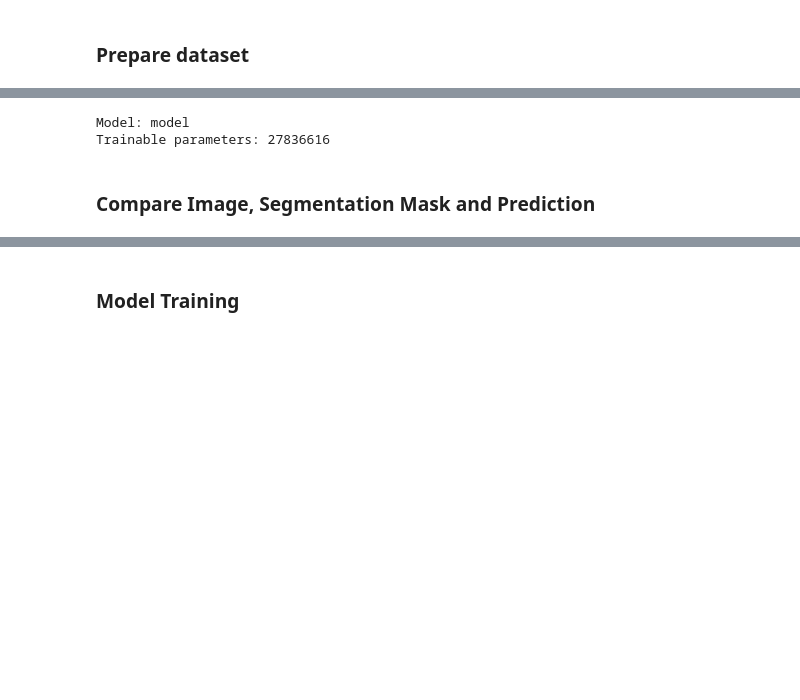
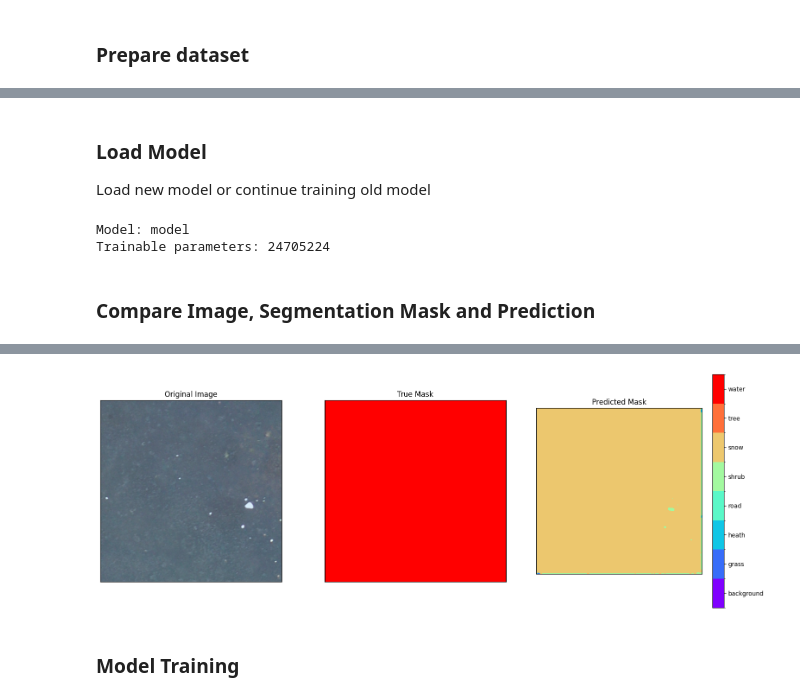
Before and after one commit to tw19816/CEZ_Mapping, a Jupyter notebook: Python/train_model.ipynb, the cells around one changed output, grey strips where cells are left out. Cells and saved outputs as stored; diff of their text form; code cells hidden in the pictures; blank space fills up the shorter version.

Commit message:
Created final training pipeline and ability to generate confusion matrix

```diff
--- a/Python/train_model.ipynb
+++ b/Python/train_model.ipynb
@@ -38,9 +38,10 @@ To enable them in other operations, rebuild TensorFlow with the appropriate comp
 ### Prepare dataset
 # %%
 with open(Config.partition_path) as file:
-    filepath_partitions = json.load(file)
-for key in filepath_partitions.keys():
-    partition = filepath_partitions.get(key)
+    filename_partitions = json.load(file)
+filepath_partitions = {}
+for key in filename_partitions.keys():
+    partition = filename_partitions.get(key).copy()
     partition[0] = [os.path.join(Config.image_path, path) for path in partition[0]]
     partition[1] = [os.path.join(Config.segmentation_path, path) for path in partition[1]]
     filepath_partitions[key] = partition
@@ -107,0 +90,3 @@ Test dataset: 19 batches
+# %% [markdown]
+### Load Model
+Load new model or continue training old model
@@ -108,18 +108,13 @@ Test dataset: 19 batches
 # %%
-model = deeplabv3plus(
-    Config.input_shape,
-    Config.batch_size,
-    Config.output_channels,
-    Config.channels_low,
-    Config.channels_high,
-    Config.middle_repeat
-)
+# Update any changes to Config
+importlib.reload(sys.modules["config"])
+from config import Config
+# Compile model
 lr_schedule = tf.keras.optimizers.schedules.ExponentialDecay(
     Config.initial_learning_rate,
     decay_steps=Config.decay_steps,
     decay_rate=Config.decay_rate,
     staircase=Config.decay_discrete) # not sure about this implementation currently
-
 
 trainable_count = np.sum(
     [tf.keras.backend.count_params(w) for w in model.trainable_weights]
@@ -133,9 +128,9 @@ model.compile(
 )
 # %% [output]
 Model: model
-Trainable parameters: 27836616
+Trainable parameters: 24705224
 # %% [markdown]
 ### Compare Image, Segmentation Mask and Prediction
 # %%
-show_predictions(model, train_dataset)
+show_predictions(model, val_dataset)
 # %% [output]
@@ -161,3 +148,4 @@ FailedPreconditionError: {{function_node __wrapped__IteratorGetNext_output_types
+[figure, added]
 # %% [markdown]
 ### Model Training
 # %% [markdown]
```
Also changed, not shown: parts of 9 cells of this notebook, 6 other files.
